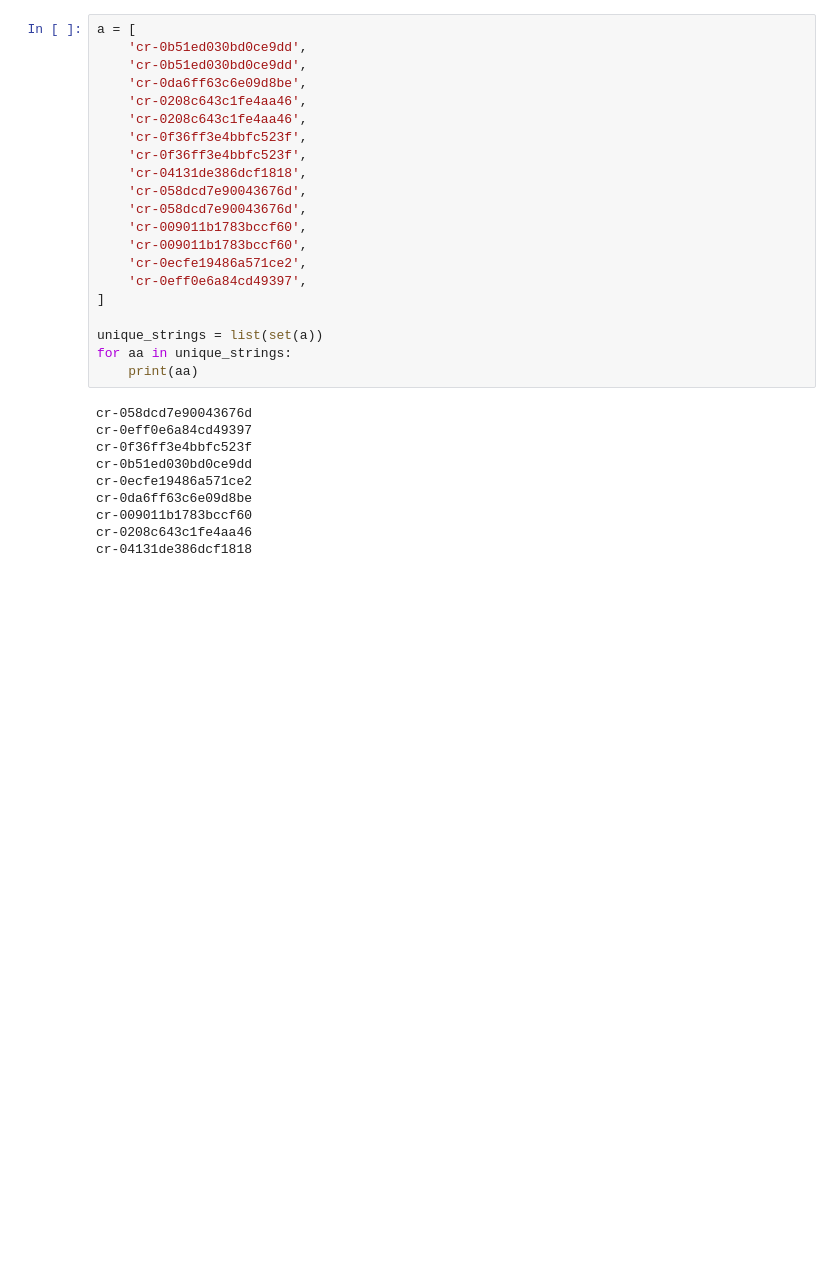
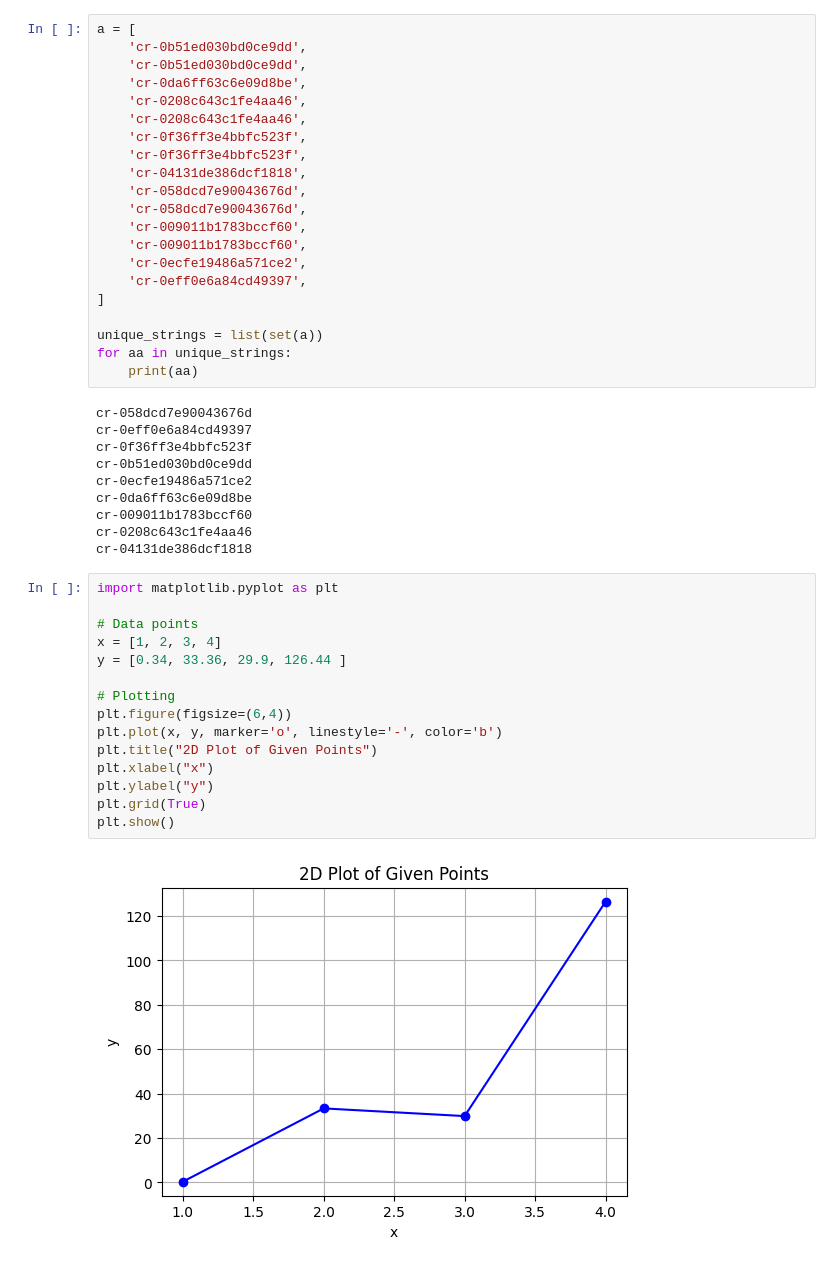
Before and after one commit to subhojitdas/saturn, a Jupyter notebook: src/gpt/gpt_oss.ipynb, the cells around one changed output. Cells and saved outputs as stored; diff of their text form; blank space fills up the shorter version.

```diff
--- a/src/gpt/gpt_oss.ipynb
+++ b/src/gpt/gpt_oss.ipynb
@@ -92,3 +97,20 @@ cr-0da6ff63c6e09d8be
 cr-009011b1783bccf60
 cr-0208c643c1fe4aa46
 cr-04131de386dcf1818
+# %%
+import matplotlib.pyplot as plt
+
+# Data points
+x = [1, 2, 3, 4]
+y = [0.34, 33.36, 29.9, 126.44 ]
+
+# Plotting
+plt.figure(figsize=(6,4))
+plt.plot(x, y, marker='o', linestyle='-', color='b')
+plt.title("2D Plot of Given Points")
+plt.xlabel("x")
+plt.ylabel("y")
+plt.grid(True)
+plt.show()
+# %% [output]
+[figure, added]
```
Also changed, not shown: parts of 2 cells of this notebook, 3 other files.
